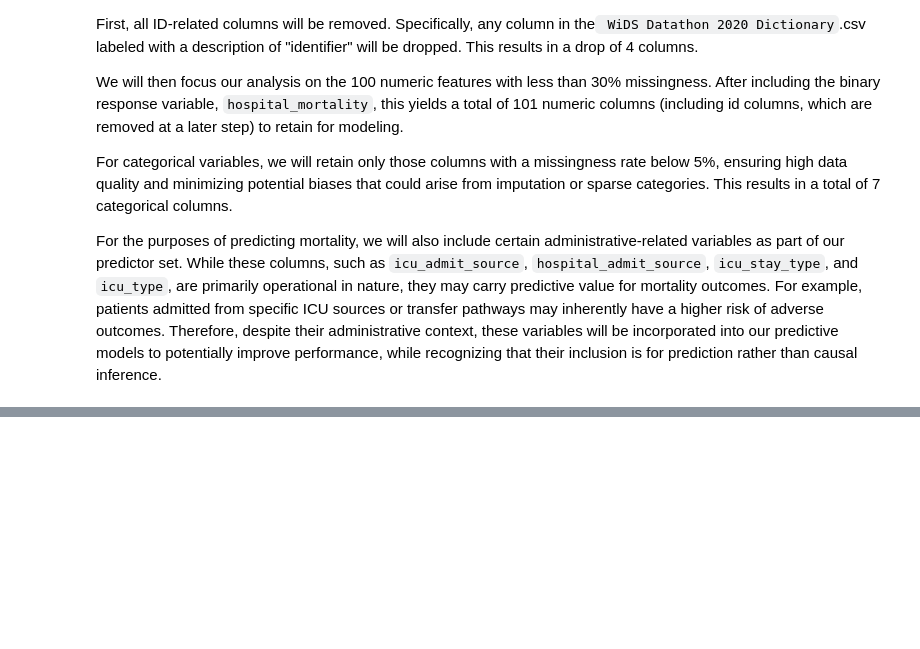
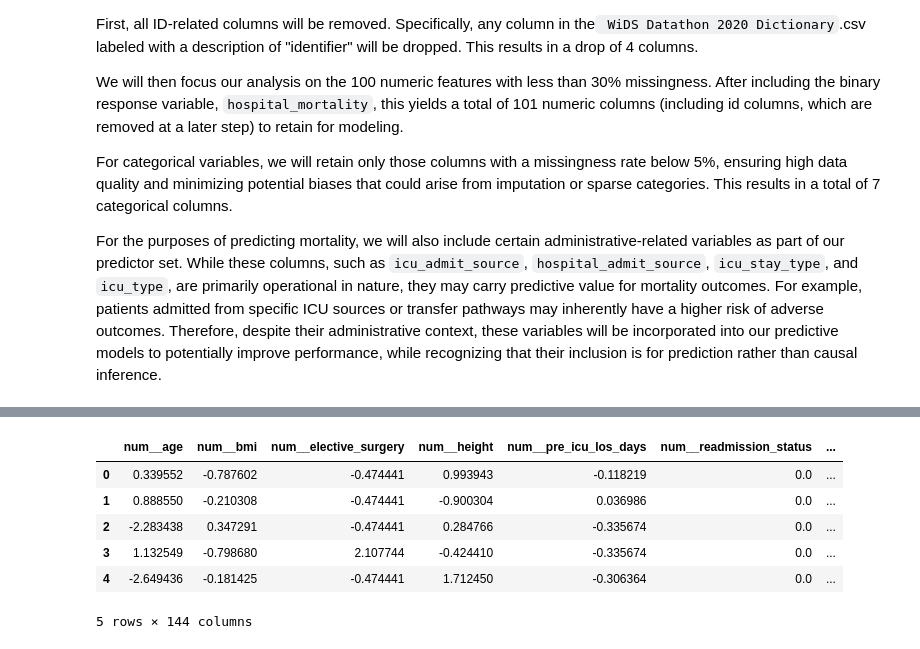
Before and after one commit to cindyrenxy/ac209a-project, a Jupyter notebook: AC209A Project MS3.ipynb, the cells around one changed output, grey strips where cells are left out. Cells and saved outputs as stored; diff of their text form; code cells hidden in the pictures; blank space fills up the shorter version.

```diff
--- a/AC209A Project MS3.ipynb
+++ b/AC209A Project MS3.ipynb
@@ -413,0 +418,18 @@ preprocess = ColumnTransformer([
+# %%
+X_processed = preprocess.fit_transform(X)
+if hasattr(X_processed, "toarray"):
+    X_dense = X_processed.toarray()
+else:
+    X_dense = X_processed
+
+feature_names = preprocess.get_feature_names_out()
+X_processed_df = pd.DataFrame(X_dense, columns=feature_names)
+X_processed_df.head()
+# %% [output]
+|  | num__age | num__bmi | num__elective_surgery | num__height | num__pre_icu_los_days | num__readmission_status | ... |
+| 0 | 0.339552 | -0.787602 | -0.474441 | 0.993943 | -0.118219 | 0.0 | ... |
+| 1 | 0.888550 | -0.210308 | -0.474441 | -0.900304 | 0.036986 | 0.0 | ... |
+| 2 | -2.283438 | 0.347291 | -0.474441 | 0.284766 | -0.335674 | 0.0 | ... |
+| 3 | 1.132549 | -0.798680 | 2.107744 | -0.424410 | -0.335674 | 0.0 | ... |
+| 4 | -2.649436 | -0.181425 | -0.474441 | 1.712450 | -0.306364 | 0.0 | ... |
+5 rows × 144 columns
```
Also changed, not shown: parts of 20 cells of this notebook.
